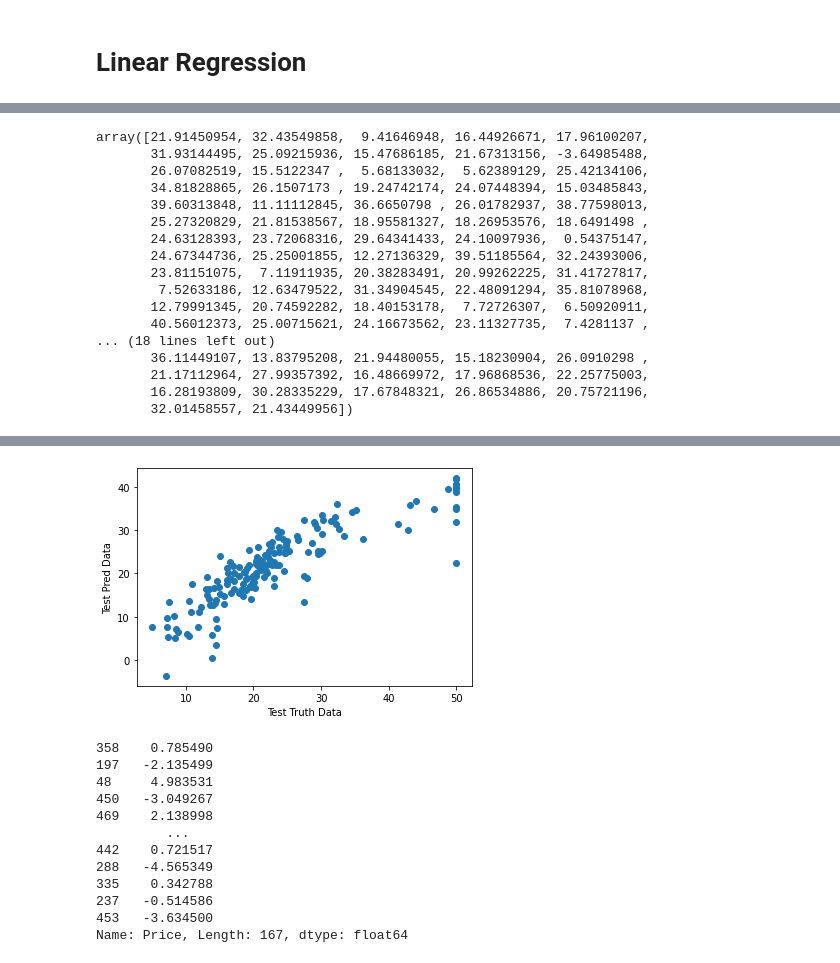
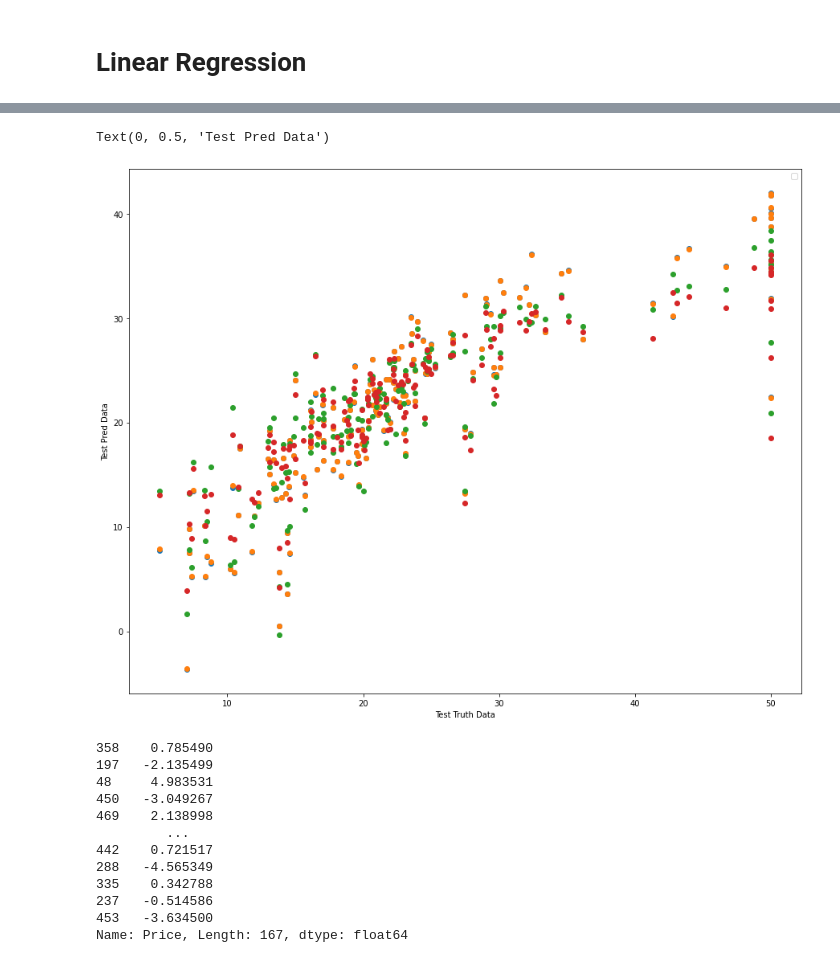
Before and after one commit to chandansinghthakur/ML_assignments, a Jupyter notebook: Assignment_1_Linear_regression.ipynb, the cells around one changed output, grey strips where cells are left out. Saved outputs shown, nothing was run; the diff lists cells and outputs as text; code cells hidden in the pictures.

```diff
--- a/Assignment_1_Linear_regression.ipynb
+++ b/Assignment_1_Linear_regression.ipynb
@@ -362,8 +363,10 @@ array([[ 0.43261693, -0.5026534 ,  1.06727314, ...,  0.81045311,
 # %% [markdown]
 # **Linear Regression**
 # %%
+, Ridge
 # Model traininig
-from sklearn.linear_model import LinearRegression
+from sklearn.linear_model import LinearRegression, Ridge, Lasso, ElasticNet
 regression = LinearRegression()
+ridge_reg = Ridge()
+lasso_reg = Lasso()
+elasticnet_reg = ElasticNet()
-# %%
-regression.fit(X_train,y_train)
@@ -381,28 +411,17 @@ intercepts : 22.361946902654868
 # %%
 # Prediction for test data
-reg_pred = regression.predict(X_test)
-reg_pred
+lin_reg_pred = regression.predict(X_test)
+rid_reg_ped = ridge_reg.predict(X_test)
+lasso_reg_pred = lasso_reg.predict(X_test)
+elasticnet_reg_pred = elasticnet_reg.predict(X_test)
-# %% [output]
-array([21.91450954, 32.43549858,  9.41646948, 16.44926671, 17.96100207,
-       31.93144495, 25.09215936, 15.47686185, 21.67313156, -3.64985488,
-       26.07082519, 15.5122347 ,  5.68133032,  5.62389129, 25.42134106,
-       34.81828865, 26.1507173 , 19.24742174, 24.07448394, 15.03485843,
-       39.60313848, 11.11112845, 36.6650798 , 26.01782937, 38.77598013,
-       25.27320829, 21.81538567, 18.95581327, 18.26953576, 18.6491498 ,
-       24.63128393, 23.72068316, 29.64341433, 24.10097936,  0.54375147,
-       24.67344736, 25.25001855, 12.27136329, 39.51185564, 32.24393006,
-       23.81151075,  7.11911935, 20.38283491, 20.99262225, 31.41727817,
-        7.52633186, 12.63479522, 31.34904545, 22.48091294, 35.81078968,
-       12.79991345, 20.74592282, 18.40153178,  7.72726307,  6.50920911,
-       40.56012373, 25.00715621, 24.16673562, 23.11327735,  7.4281137 ,
-... (18 lines left out)
-       36.11449107, 13.83795208, 21.94480055, 15.18230904, 26.0910298 ,
-       21.17112964, 27.99357392, 16.48669972, 17.96868536, 22.25775003,
-       16.28193809, 30.28335229, 17.67848321, 26.86534886, 20.75721196,
-       32.01458557, 21.43449956])
 # %%
 # Assumptions of Linear Regression
-plt.scatter(y_test, reg_pred)
+plt.figure(figsize=(15,12))
+plt.scatter(y_test, lin_reg_pred)
+plt.scatter(y_test, rid_reg_ped)
+plt.scatter(y_test, lasso_reg_pred)
+plt.scatter(y_test, elasticnet_reg_pred)
+plt.legend()
 plt.xlabel("Test Truth Data")
 plt.ylabel("Test Pred Data")
 # %% [output]
@@ -410,4 +429,5 @@ Text(0, 0.5, 'Test Pred Data')
+Text(0, 0.5, 'Test Pred Data')
-[figure, old version]
+[figure, new version]
 # %%
 # calculate the residuals
 residuals = y_test - reg_pred
```
Also changed, not shown: parts of 11 cells of this notebook.
